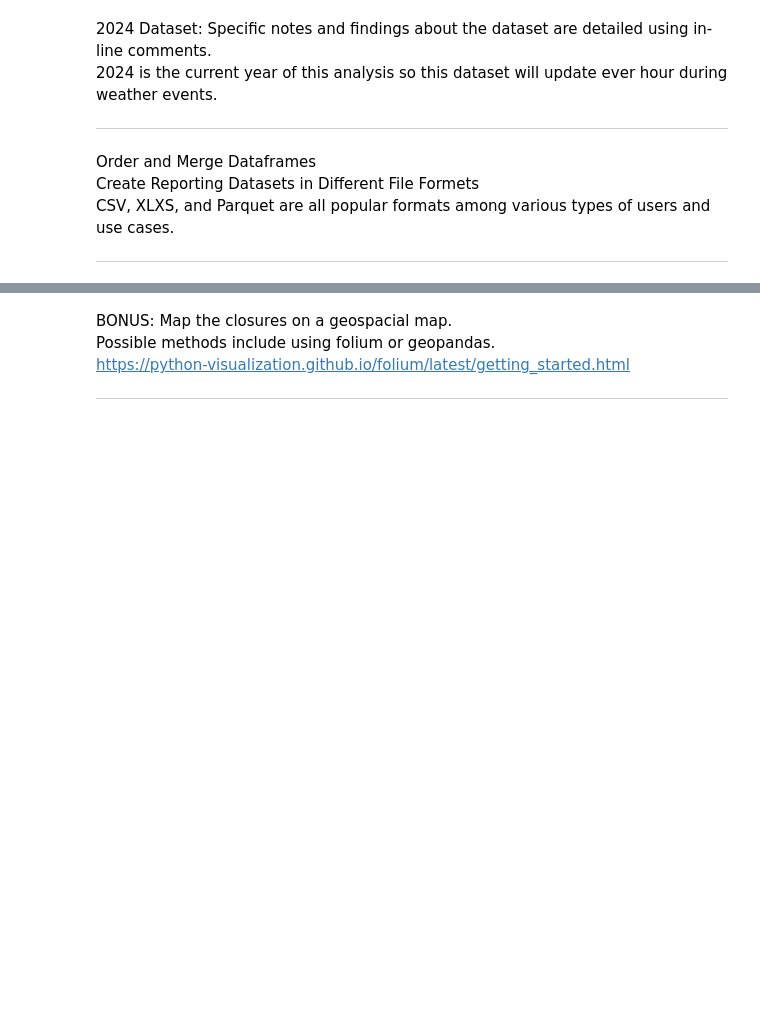
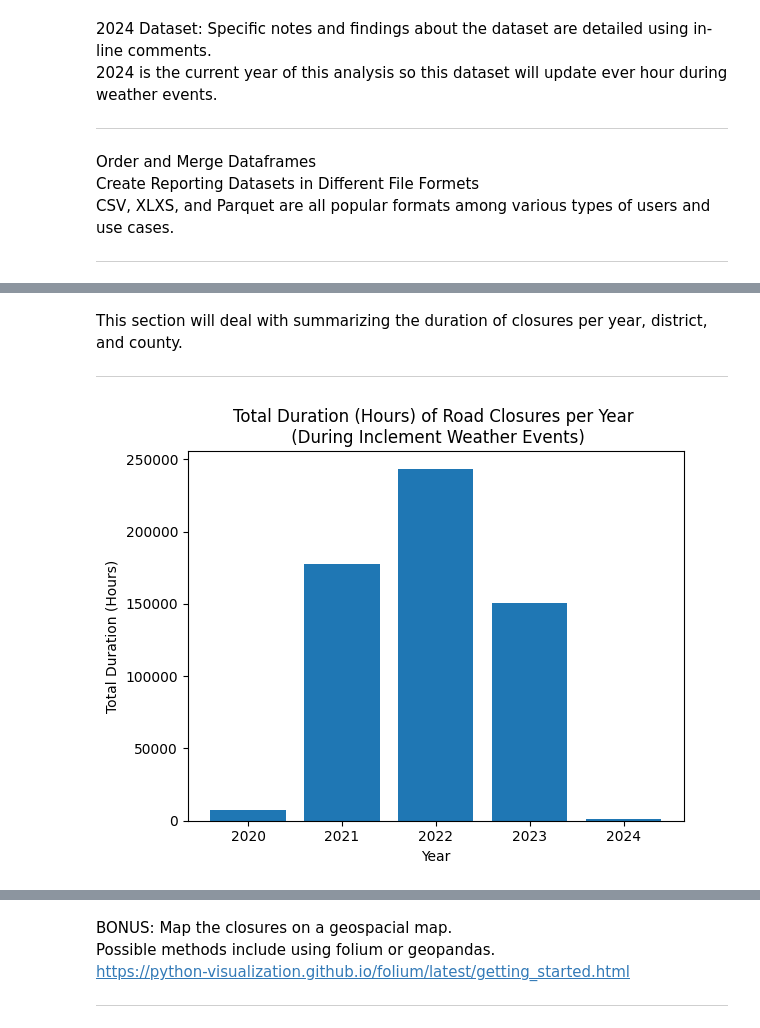
Before and after one commit to chrislambert-ky/analysis-ky-roadclosures, a Jupyter notebook: analysis-kytc-roadclosures.ipynb, the cells around one changed output, grey strips where cells are left out. Drawn from its saved outputs; the diff is of its cells as text; code cells hidden in the pictures; blank space fills up the shorter version.

```diff
--- a/analysis-kytc-roadclosures.ipynb
+++ b/analysis-kytc-roadclosures.ipynb
@@ -262,0 +339,16 @@ Develop Visualizations (matplotlib)
+# %% [markdown]
+This section will deal with summarizing the duration of closures per year, district, and county.
+
+---
+# %%
+# Total the duration_hours per year
+total_duration = df.groupby(df['Reported_On'].dt.year)['Duration_Hours'].sum()
+
+plt.bar(total_duration.index, total_duration.values)
+
+plt.xlabel('Year')
+plt.ylabel('Total Duration (Hours)')
+plt.title('Total Duration (Hours) of Road Closures per Year \n (During Inclement Weather Events)')
+plt.show()
+# %% [output]
+[figure, added]
```
Also changed, not shown: parts of 20 cells of this notebook, 7 other files.
